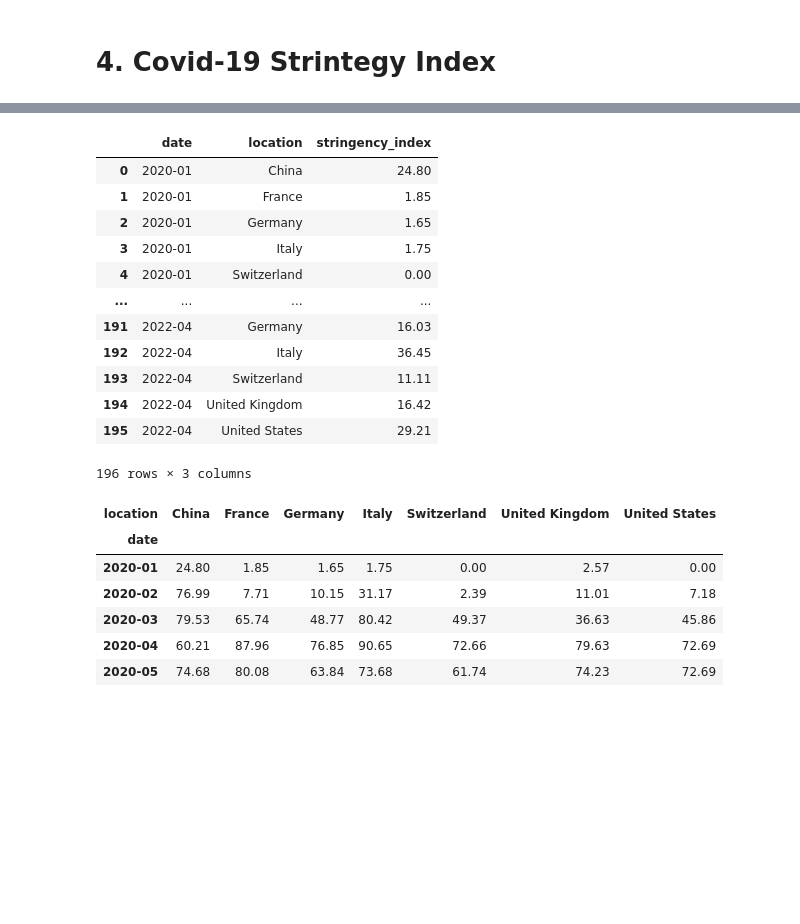
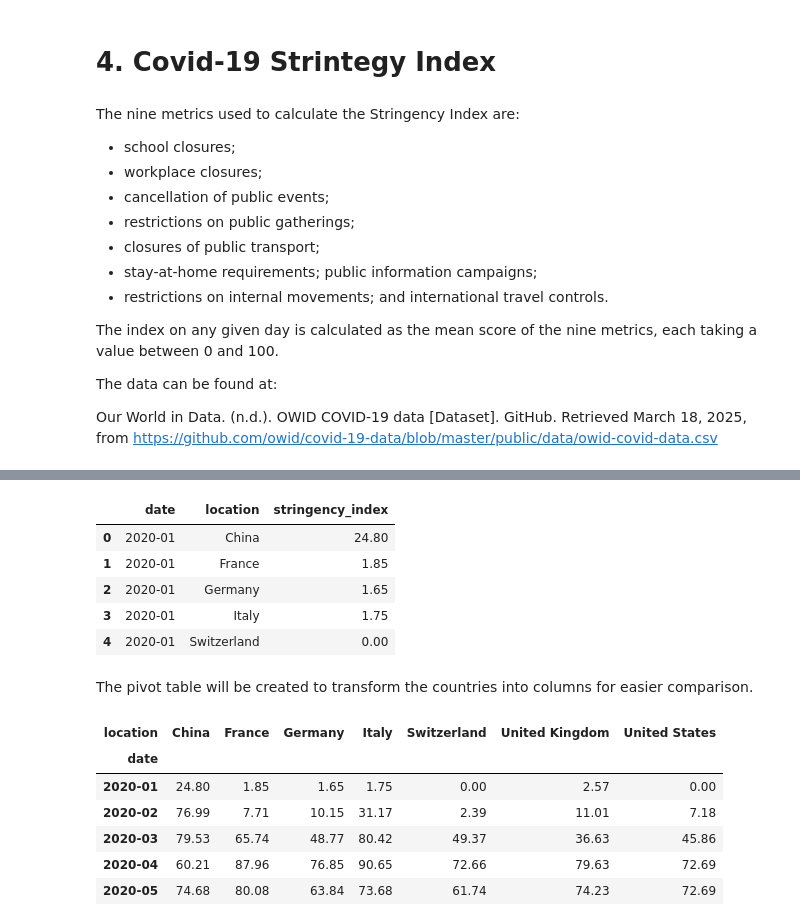
Before and after one commit to MGN19/Siemens-forecast, a Jupyter notebook: Transform External Data.ipynb, the cells around one changed output, grey strips where cells are left out. Cells and saved outputs as stored; diff of their text form; code cells hidden in the pictures; blank space fills up the shorter version.

Commit message:
bci + covid done

```diff
--- a/Transform External Data.ipynb
+++ b/Transform External Data.ipynb
@@ -307,6 +325,21 @@ memory usage: 3.4 KB
 #bc2.to_csv('./extra data/clean_business_confidence.csv')
 # %% [markdown]
 # 4. Covid-19 Strintegy Index
+# %% [markdown]
+The nine metrics used to calculate the Stringency Index are:
+- school closures;
+- workplace closures;
+- cancellation of public events;
+- restrictions on public gatherings;
+- closures of public transport;
+- stay-at-home requirements; public information campaigns;
+- restrictions on internal movements; and international travel controls.
+
+The index on any given day is calculated as the mean score of the nine metrics, each taking a value between 0 and 100.
+
+The data can be found at:
+
+Our World in Data. (n.d.). OWID COVID-19 data [Dataset]. GitHub. Retrieved March 18, 2025, from https://github.com/owid/covid-19-data/blob/master/public/data/owid-covid-data.csv
 # %%
 covid = pd.read_csv('extra data/owid-covid-data.csv')
 covid.head()
@@ -326,21 +359,16 @@ covid['date'] = pd.to_datetime(covid['date'])
 covid_grouped = covid.groupby([covid['date'].dt.to_period('M'), 'location'])['stringency_index'].mean().round(2)
 covid_grouped = covid_grouped.reset_index()
 # %%
-covid_grouped
+covid_grouped.head()
 # %% [output]
 |  | date | location | stringency_index |
 | 0 | 2020-01 | China | 24.80 |
 | 1 | 2020-01 | France | 1.85 |
 | 2 | 2020-01 | Germany | 1.65 |
 | 3 | 2020-01 | Italy | 1.75 |
 | 4 | 2020-01 | Switzerland | 0.00 |
-| ... | ... | ... | ... |
-| 191 | 2022-04 | Germany | 16.03 |
-| 192 | 2022-04 | Italy | 36.45 |
-| 193 | 2022-04 | Switzerland | 11.11 |
-| 194 | 2022-04 | United Kingdom | 16.42 |
-| 195 | 2022-04 | United States | 29.21 |
-196 rows × 3 columns
+# %% [markdown]
+The pivot table will be created to transform the countries into columns for easier comparison.
 # %%
 stringency_index = covid_grouped.pivot(index='date', columns='location', values='stringency_index')
 stringency_index
```
Also changed, not shown: parts of 17 cells of this notebook, 1 other file.
